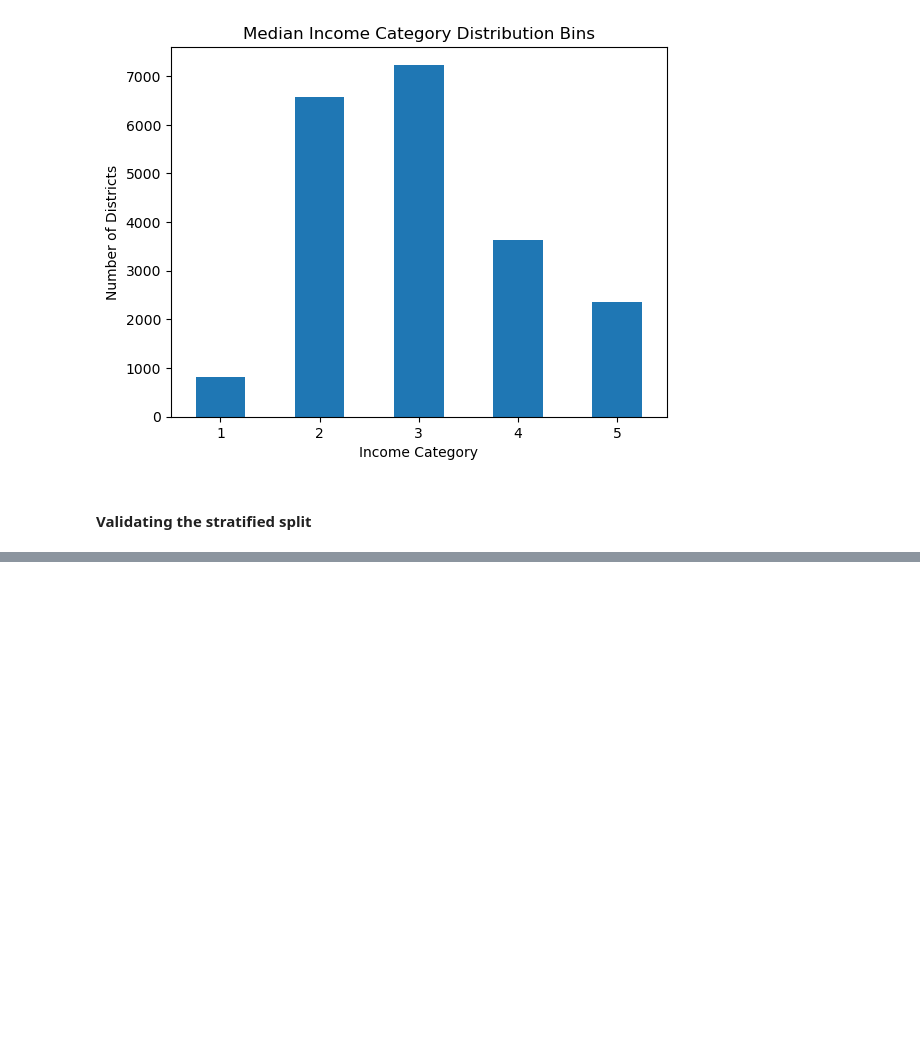
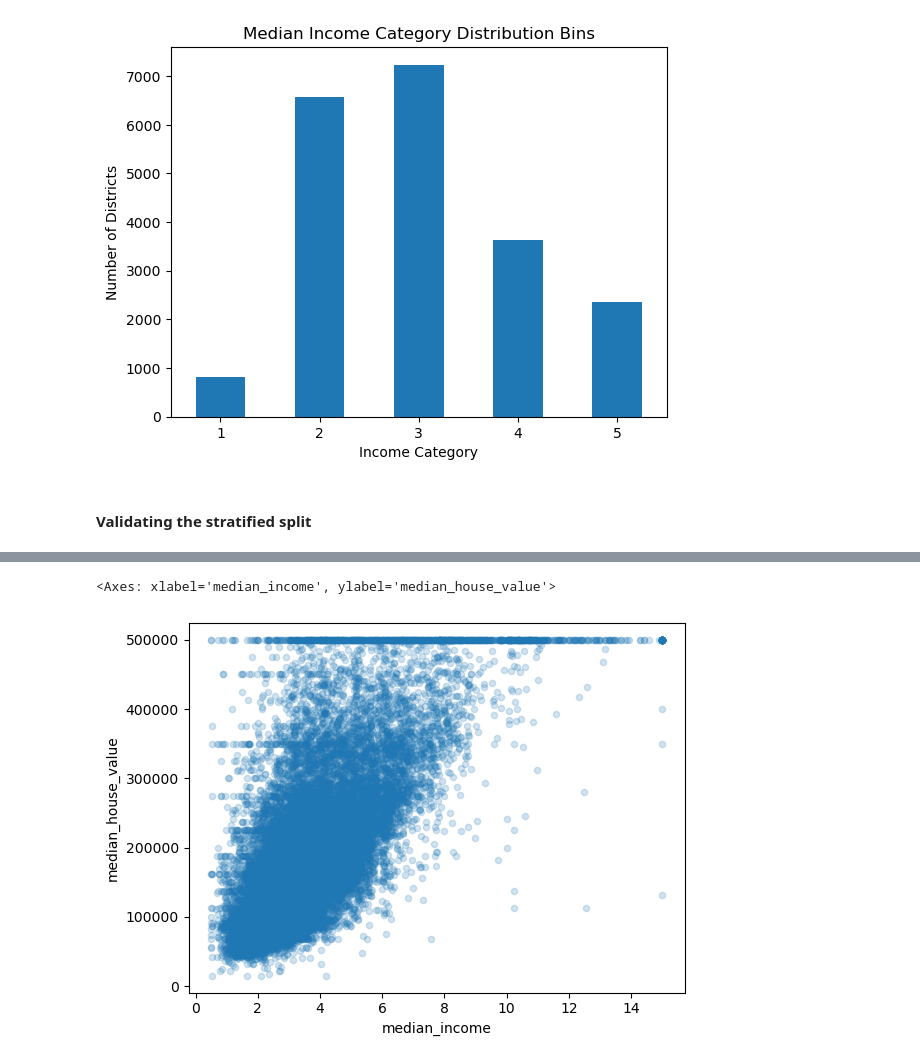
Before and after one commit to PatThompson1306/homl_california_housing, a Jupyter notebook: california_housing.ipynb, the cells around one changed output, grey strips where cells are left out. Drawn from its saved outputs; the diff is of its cells as text; code cells hidden in the pictures; blank space fills up the shorter version.

```diff
--- a/california_housing.ipynb
+++ b/california_housing.ipynb
@@ -149,0 +193,7 @@ for set_ in (strat_train_set, strat_test_set): # remove the income_cat attribute
+# %%
+# this shows that median_income has the highest correlation with median_house_value and can also be seen in a scatter plot
+
+housing.plot(kind="scatter", x="median_income", y="median_house_value", alpha=0.2) # create a scatter plot of median_income vs median_house_value with low opacity for better visibility
+# %% [output]
+<Axes: xlabel='median_income', ylabel='median_house_value'>
+[figure, added]
```
Also changed, not shown: parts of 8 cells of this notebook.
